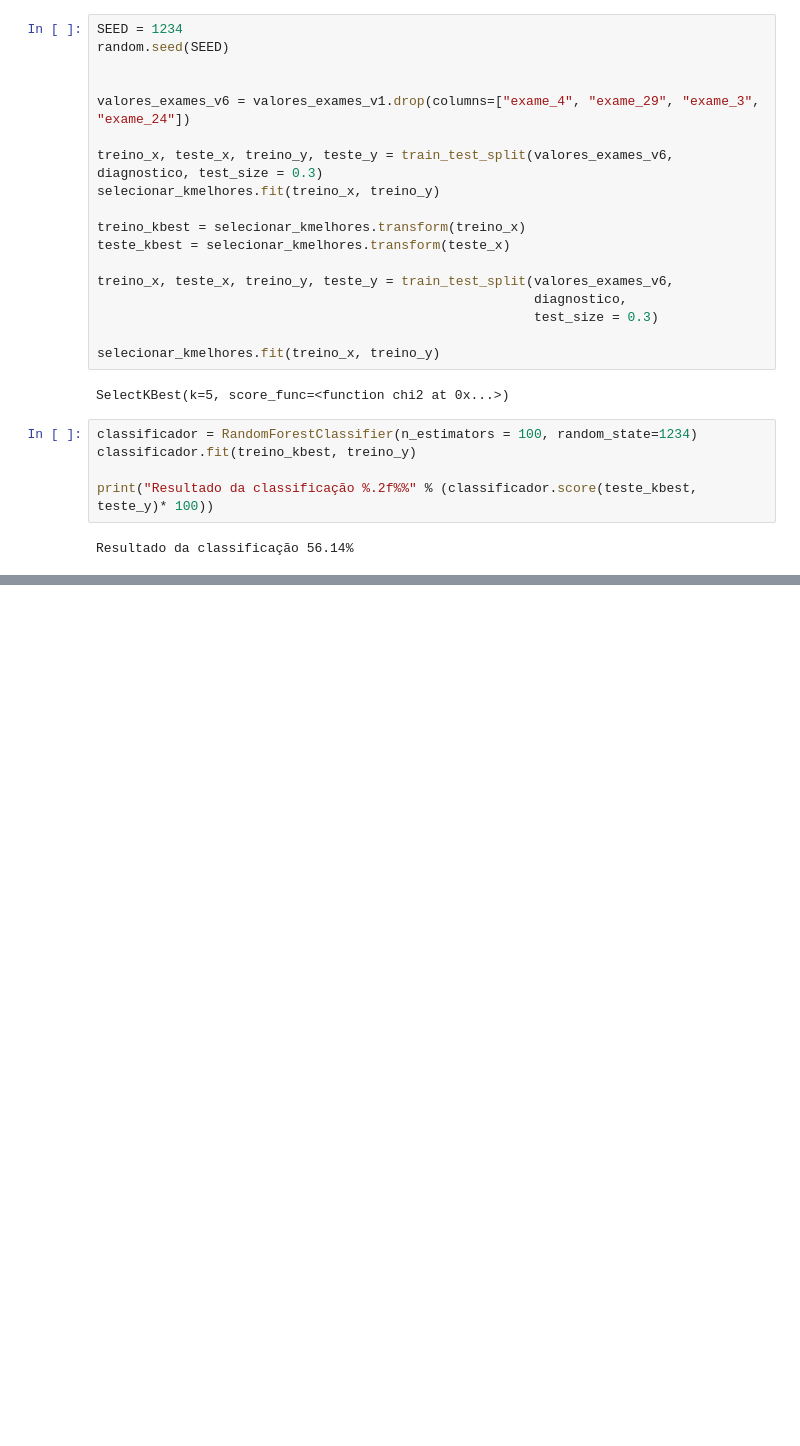
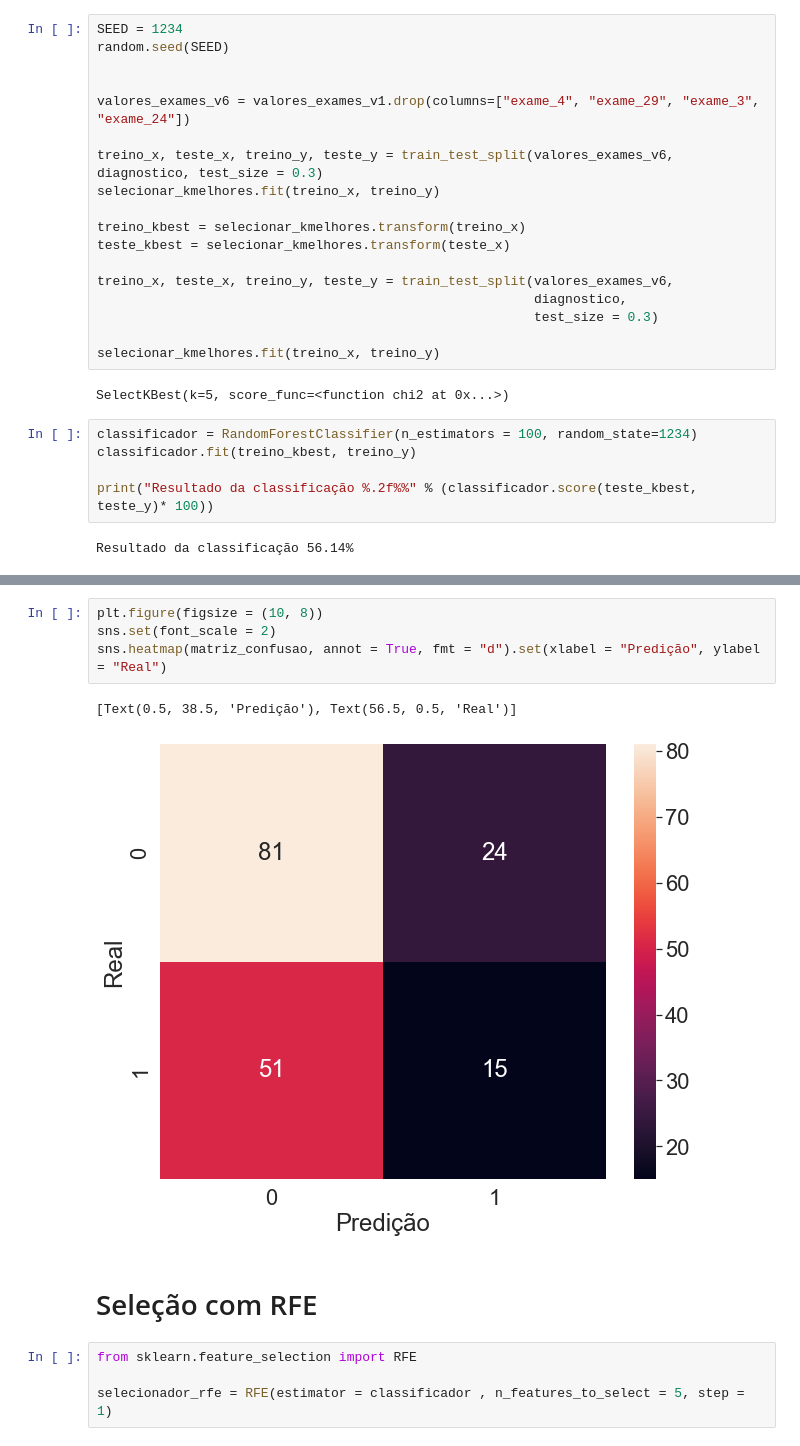
Before and after one commit to matheus7c/data-science, a Jupyter notebook: machine-learning/03-machine-learning-more-dimensions/01-introduction.ipynb, the cells around one changed output, grey strips where cells are left out. Drawn from its saved outputs; the diff is of its cells as text; blank space fills up the shorter version.

```diff
--- a/machine-learning/03-machine-learning-more-dimensions/01-introduction.ipynb
+++ b/machine-learning/03-machine-learning-more-dimensions/01-introduction.ipynb
@@ -304,0 +320,13 @@ Resultado da classificação 56.14%
+# %%
+plt.figure(figsize = (10, 8))
+sns.set(font_scale = 2)
+sns.heatmap(matriz_confusao, annot = True, fmt = "d").set(xlabel = "Predição", ylabel = "Real")
+# %% [output]
+[Text(0.5, 38.5, 'Predição'), Text(56.5, 0.5, 'Real')]
+[figure, added]
+# %% [markdown]
+# Seleção com RFE
+# %%
+from sklearn.feature_selection import RFE
+
+selecionador_rfe = RFE(estimator = classificador , n_features_to_select = 5, step = 1)
```
Also changed, not shown: parts of 15 cells of this notebook.
